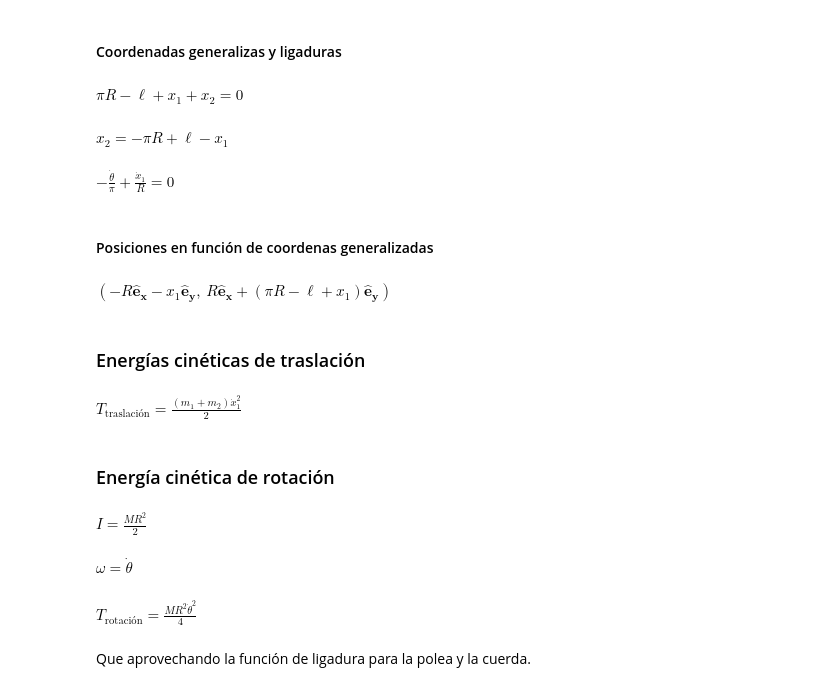
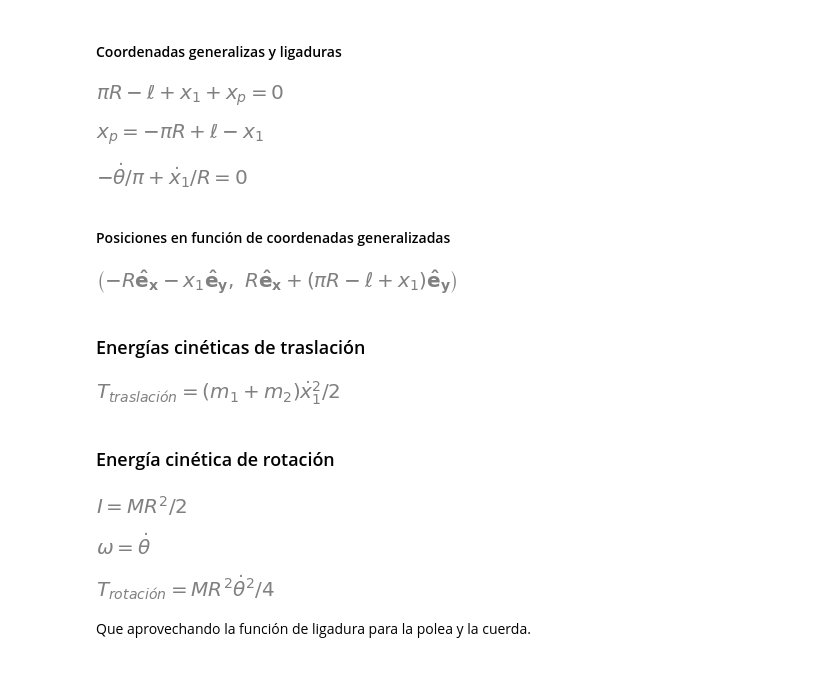
Before and after one commit to unlam/ComputationalAnalyticalMechanics, a Jupyter notebook: 05Simulation/atwoodSimulationSolved.ipynb, the cells around one changed output. Drawn from its saved outputs; the diff is of its cells as text; code cells hidden in the pictures.

```diff
--- a/05Simulation/atwoodSimulationSolved.ipynb
+++ b/05Simulation/atwoodSimulationSolved.ipynb
@@ -34,39 +18,39 @@ mech.init_vprinting() # notación con punto para la velocidad y punto punto para
 ### Modelo físico del sistema
 # %%
 # Sistema de coordenadas
-e = mech.ReferenceFrame('e') # sistema de coordenadas
-t = sym.symbols('t') # tiempo
-M, R, m1, m2, g, l = sym.symbols('M, R, m_1, m_2, g, \ell', positive=True) # Parámetros físicos del sistema
+e = me.ReferenceFrame('e') # sistema de coordenadas
+t = sm.symbols('t') # tiempo
+M, R, m1, m2, g, l = sm.symbols(r'M, R, m_1, m_2, g, \ell', positive=True) # Parámetros físicos del sistema
 # %% [markdown]
 #### Coordenadas generalizas y ligaduras
 # %%
-x1, x2, theta = mech.dynamicsymbols(r'x_1, x_2, \theta') # Coordenadas generalizadas
+x1, xp, theta = me.dynamicsymbols(r'x_1, x_p, \theta') # Coordenadas generalizadas
 # %%
 # función de ligadura 1: longitud constante de la cuerda
-f1 = sym.Eq(x1+ x2 + sym.pi* R - l, 0 )
+f1 = sm.Eq(x1+ xp + sm.pi* R - l, 0 )
 f1
 # %% [output]
-$\displaystyle \pi R - \ell + x_{1} + x_{2} = 0$
+[figure, added]
 # %%
-x2_f1 = sym.Eq(x2, sym.solveset(f1.lhs, x2).args[0])
-x2_f1
+xp_f1 = sm.Eq(xp, sm.solveset(f1.lhs, xp).args[0])
+xp_f1
 # %% [output]
-$\displaystyle x_{2} = - \pi R + \ell - x_{1}$
+[figure, added]
 # %%
 # función de ligadura 2: cuerda gira solidaria a la polea (no desliza)
 # es una condición sobre las velocidades
-f2 = sym.Eq(x1.diff(t)/R - theta.diff(t)/ sym.pi, 0)
+f2 = sm.Eq(x1.diff(t)/R - theta.diff(t)/ sm.pi, 0)
 f2
 # %% [output]
-$\displaystyle - \frac{\dot{\theta}}{\pi} + \frac{\dot{x}_{1}}{R} = 0$
+[figure, added]
 # %% [markdown]
-#### Posiciones en función de coordenas generalizadas
+#### Posiciones en función de coordenadas generalizadas
 # %%
 m1_r = -R * e.x + x1* (-e.y) # versor y para arriba
-m2_r = R * e.x + x2_f1.rhs* (-e.y) # resto longitud hilo x1 y media vuelta polea
+m2_r = R * e.x + xp_f1.rhs* (-e.y) # resto longitud hilo x1 y media vuelta polea
 m1_r, m2_r
 # %% [output]
-$\displaystyle \left( -  R\mathbf{\hat{e}_x} -  x_{1}\mathbf{\hat{e}_y}, \  R\mathbf{\hat{e}_x} + (\pi R - \ell + x_{1})\mathbf{\hat{e}_y}\right)$
+[figure, added]
 # %% [markdown]
 ### Energías cinéticas de traslación
 # %%
@@ -97,10 +86,11 @@ m2_T = energíaCinéticaPartícula(m2, m2_r, e)
 # %%
-T_traslación = sym.Eq( sym.Symbol('T_\mathrm{traslación}'),
-                      m1_T + m2_T
-                      ).simplify()
+T_traslación = sm.Eq(
+  m1_T.lhs,
+  m1_T.rhs + m2_T.rhs
+  ).simplify()
 T_traslación
 # %% [output]
-$\displaystyle T_\mathrm{traslación} = \frac{\left(m_{1} + m_{2}\right) \dot{x}_{1}^{2}}{2}$
+[figure, added]
 # %% [markdown]
 ### Energía cinética de rotación
 # %%
@@ -126,25 +119,28 @@ def energíaCinéticaRotación(momentoDeInercia, velocidadAngular):
 # %%
-unMedio = sym.Rational(1,2) # Rational: fracción de enteros, alternativamente podría haberse usado 0.5
-cilindro_I = sym.Eq(sym.Symbol('I'),
-                    unMedio* M* R**2
-                    ) # momento de inercia de rotación en torno a su eje de simetría longitudinal
+unMedio = sm.Rational(1,2) # Rational: fracción de enteros, alternativamente podría haberse usado 0.5
+cilindro_I = sm.Eq(
+  sm.Symbol('I'),
+  unMedio* M* R**2
+  ) # momento de inercia de rotación en torno a su eje de simetría longitudinal
 cilindro_I
 # %% [output]
-$\displaystyle I = \frac{M R^{2}}{2}$
+[figure, added]
 # %%
-cilindro_velocidadAngular = sym.Eq(sym.Symbol(r'\omega'),
-                                   theta.diff(t)
-                                   )
+cilindro_velocidadAngular = sm.Eq(
+  sm.Symbol(r'\omega'),
+  theta.diff(t)
+  )
 cilindro_velocidadAngular
 # %% [output]
-$\displaystyle \omega = \dot{\theta}$
+[figure, added]
 # %%
-polea_T_rotación = sym.Eq( sym.Symbol('T_\mathrm{rotación}'),
-                          energíaCinéticaRotación(cilindro_I, cilindro_velocidadAngular )
-                          )
+polea_T_rotación = energíaCinéticaRotación(
+  cilindro_I.rhs,
+  cilindro_velocidadAngular.rhs
+)
 polea_T_rotación
 # %% [output]
-$\displaystyle T_\mathrm{rotación} = \frac{M R^{2} \dot{\theta}^{2}}{4}$
+[figure, added]
 # %% [markdown]
 Que aprovechando la función de ligadura para la polea y la cuerda.
 # %%
```
Also changed, not shown: parts of 36 cells of this notebook, 6 other files.
